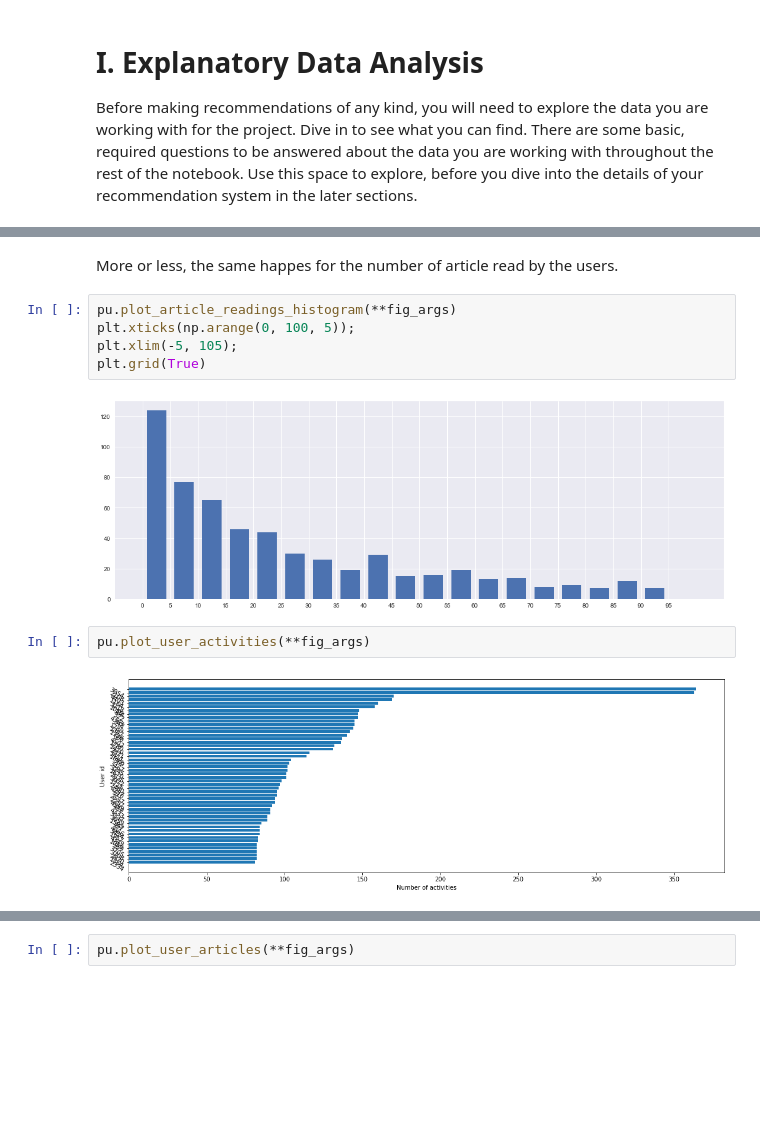
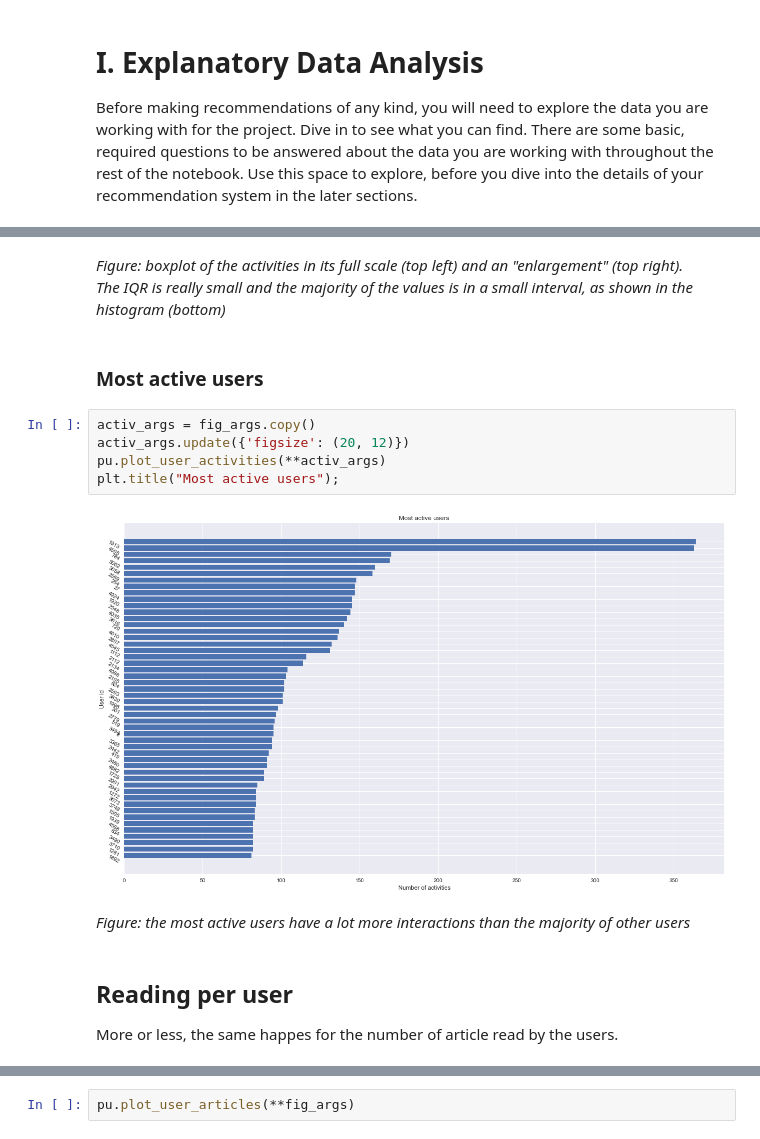
Before and after one commit to smedagli/recommendations_with_IBM, a Jupyter notebook: main.ipynb, the cells around one changed output, grey strips where cells are left out. Cells and saved outputs as stored; diff of their text form; blank space fills up the shorter version.

```diff
--- a/main.ipynb
+++ b/main.ipynb
@@ -64,13 +117,18 @@ _Figure: histogram of the number of interactions of the users. Nearly 4000 users
+# %% [markdown]
+_Figure: boxplot of the activities in its full scale (top left) and an "enlargement" (top right).
+<br>
+The IQR is really small and the majority of the values is in a small interval, as shown in the histogram (bottom)_
+# %% [markdown]
+### Most active users
+# %%
+activ_args = fig_args.copy()
+activ_args.update({'figsize': (20, 12)})
+pu.plot_user_activities(**activ_args)
+plt.title("Most active users");
+# %% [output]
+[figure, added]
+# %% [markdown]
+_Figure: the most active users have a lot more interactions than the majority of other users_
 # %% [markdown]
+## Reading per user
 More or less, the same happes for the number of article read by the users.
-# %%
-pu.plot_article_readings_histogram(**fig_args)
-plt.xticks(np.arange(0, 100, 5));
-plt.xlim(-5, 105);
-plt.grid(True)
-# %% [output]
-[figure, removed]
-# %%
-pu.plot_user_activities(**fig_args)
-# %% [output]
-[figure, removed]
```
Also changed, not shown: parts of 12 cells of this notebook.
